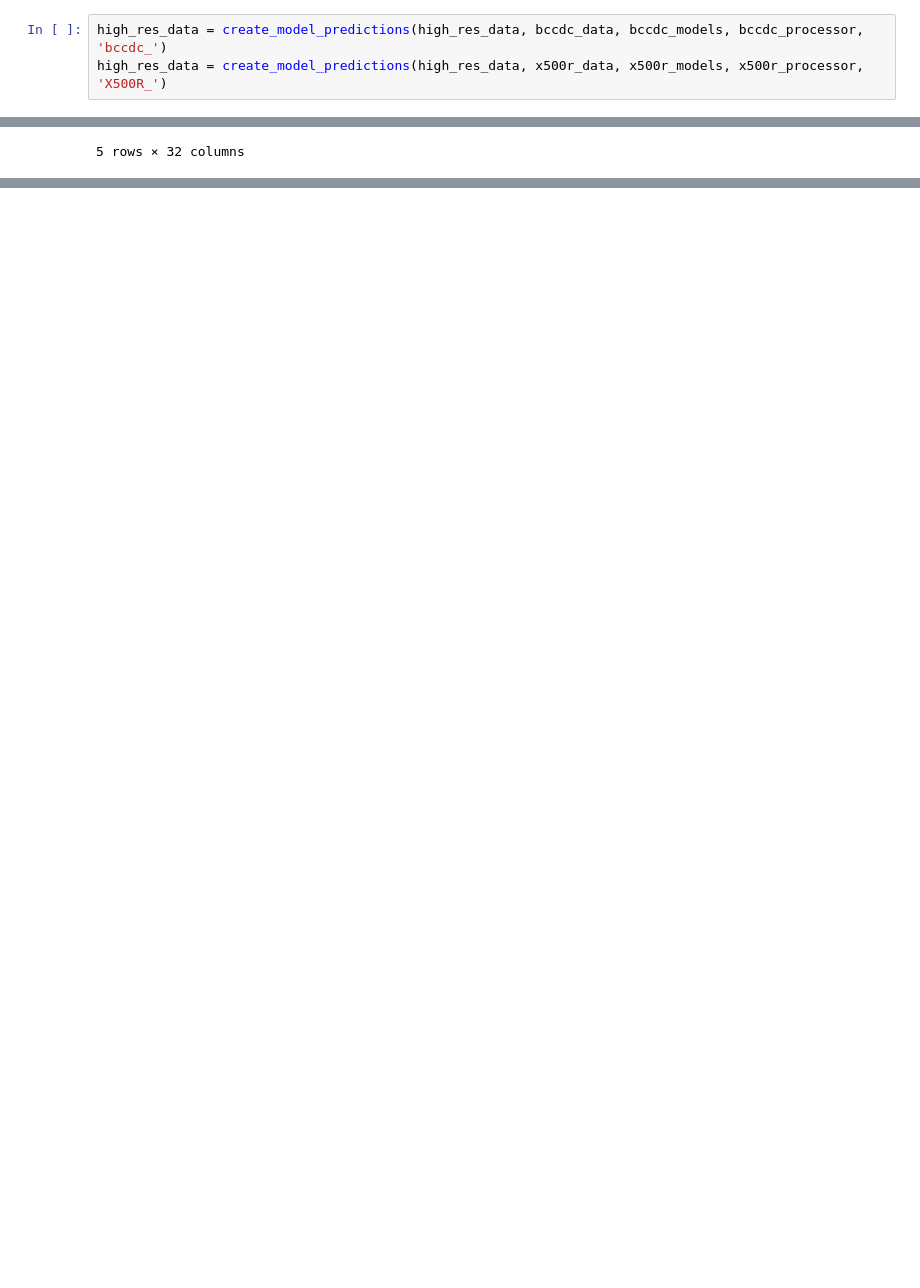
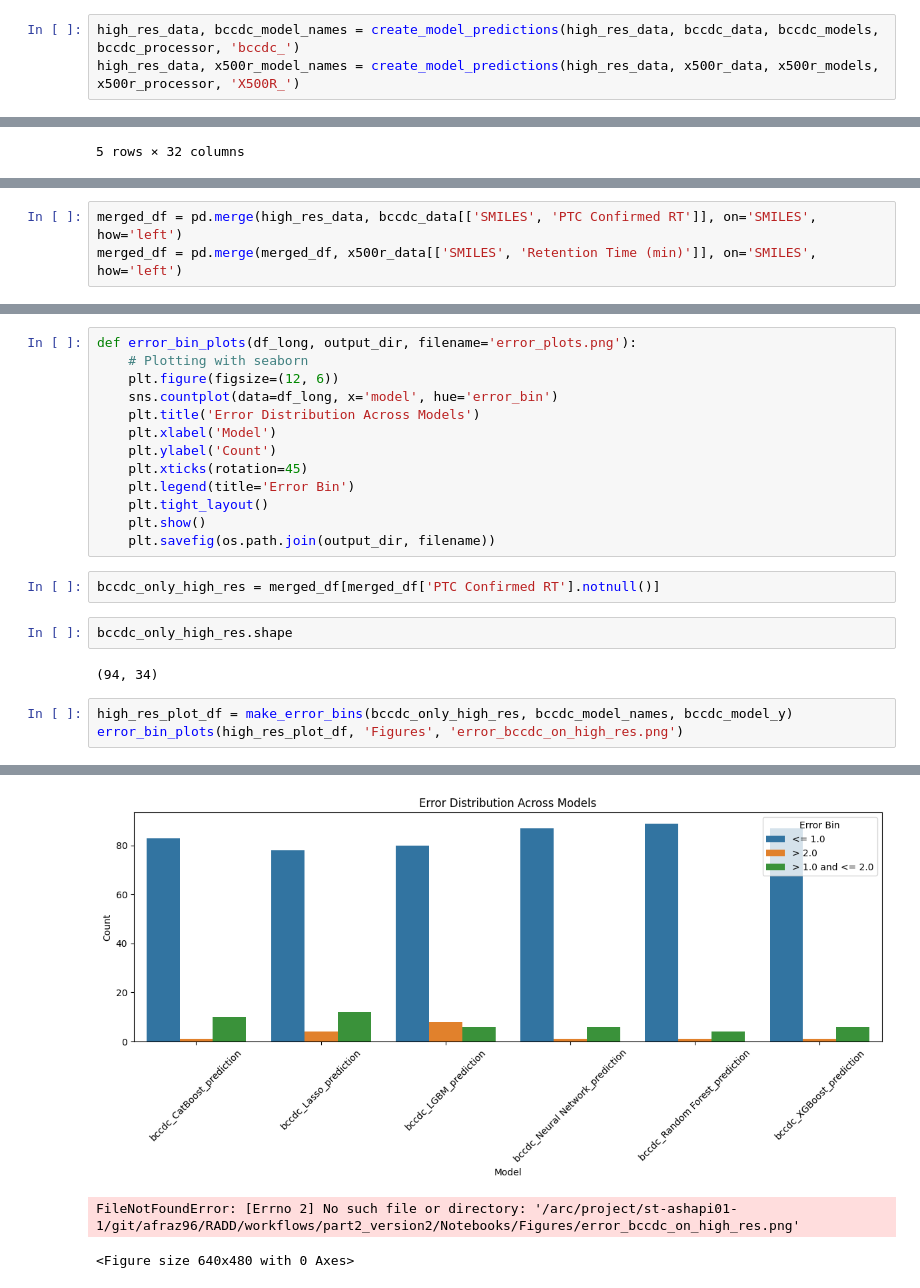
Before and after one commit to BCCDC-DSI/RADD, a Jupyter notebook: workflows/part2_version2/Notebooks/compile_models_for_db.ipynb, the cells around one changed output, grey strips where cells are left out. Drawn from its saved outputs; the diff is of its cells as text; blank space fills up the shorter version.

Commit message:
Wrapped up part 2

```diff
--- a/workflows/part2_version2/Notebooks/compile_models_for_db.ipynb
+++ b/workflows/part2_version2/Notebooks/compile_models_for_db.ipynb
@@ -124,4 +130,4 @@ Char to Int Mapping: {'l': 1, 'y': 2, '@': 3, '3': 4, 'H': 5, 'S': 6, 'F': 7, 'C
 # %%
-high_res_data = create_model_predictions(high_res_data, bccdc_data, bccdc_models, bccdc_processor, 'bccdc_')
-high_res_data = create_model_predictions(high_res_data, x500r_data, x500r_models, x500r_processor, 'X500R_')
+high_res_data, bccdc_model_names = create_model_predictions(high_res_data, bccdc_data, bccdc_models, bccdc_processor, 'bccdc_')
+high_res_data, x500r_model_names = create_model_predictions(high_res_data, x500r_data, x500r_models, x500r_processor, 'X500R_')
 # %% [output]
@@ -147,0 +158,3 @@ high_res_data.head()
+# %%
+merged_df = pd.merge(high_res_data, bccdc_data[['SMILES', 'PTC Confirmed RT']], on='SMILES', how='left')
+merged_df = pd.merge(merged_df, x500r_data[['SMILES', 'Retention Time (min)']], on='SMILES', how='left')
@@ -149,0 +218,23 @@ high_res_data.to_csv('/scratch/st-ashapi01-1/RADD/SMILES_ML_PIPELINE/high_res_pr
+# %%
+def error_bin_plots(df_long, output_dir, filename='error_plots.png'):
+    # Plotting with seaborn
+    plt.figure(figsize=(12, 6))
+    sns.countplot(data=df_long, x='model', hue='error_bin')
+    plt.title('Error Distribution Across Models')
+    plt.xlabel('Model')
+    plt.ylabel('Count')
+    plt.xticks(rotation=45)
+    plt.legend(title='Error Bin')
+    plt.tight_layout()
+    plt.show()
+    plt.savefig(os.path.join(output_dir, filename))
+# %%
+bccdc_only_high_res = merged_df[merged_df['PTC Confirmed RT'].notnull()]
+# %%
+bccdc_only_high_res.shape
+# %% [output]
+(94, 34)
+# %%
+high_res_plot_df = make_error_bins(bccdc_only_high_res, bccdc_model_names, bccdc_model_y)
+error_bin_plots(high_res_plot_df, 'Figures', 'error_bccdc_on_high_res.png')
+# %% [output]
@@ -149,0 +258,3 @@ high_res_data.to_csv('/scratch/st-ashapi01-1/RADD/SMILES_ML_PIPELINE/high_res_pr
+[figure, added]
+FileNotFoundError: [Errno 2] No such file or directory: '/arc/project/st-ashapi01-1/git/afraz96/RADD/workflows/part2_version2/Notebooks/Figures/error_bccdc_on_high_res.png'
+<Figure size 640x480 with 0 Axes>
```
Also changed, not shown: parts of 15 cells of this notebook, 8 other files.
